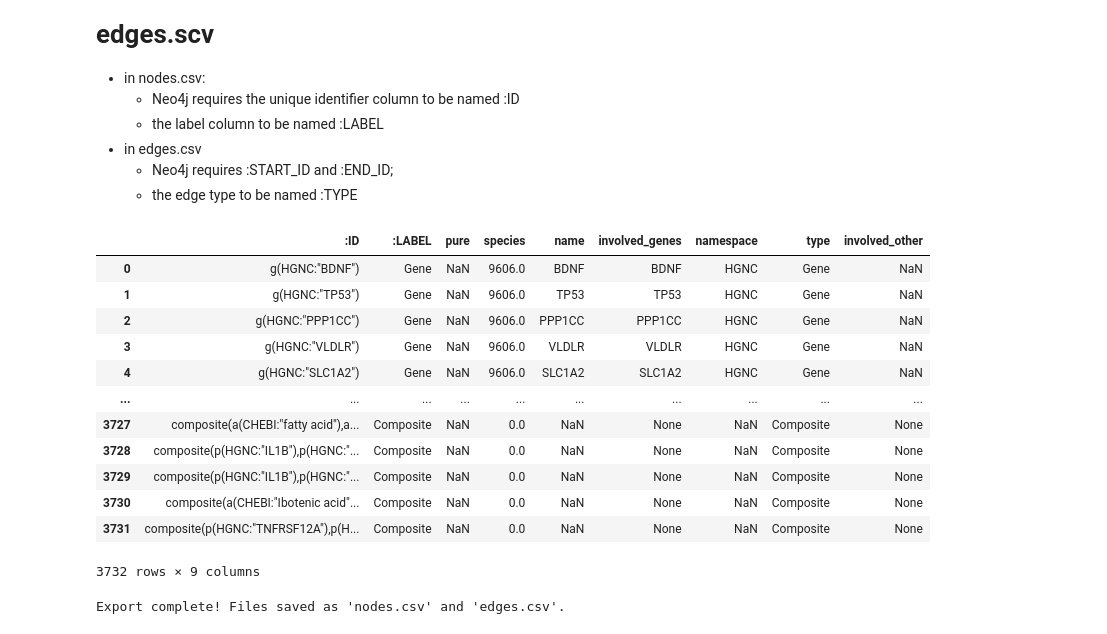
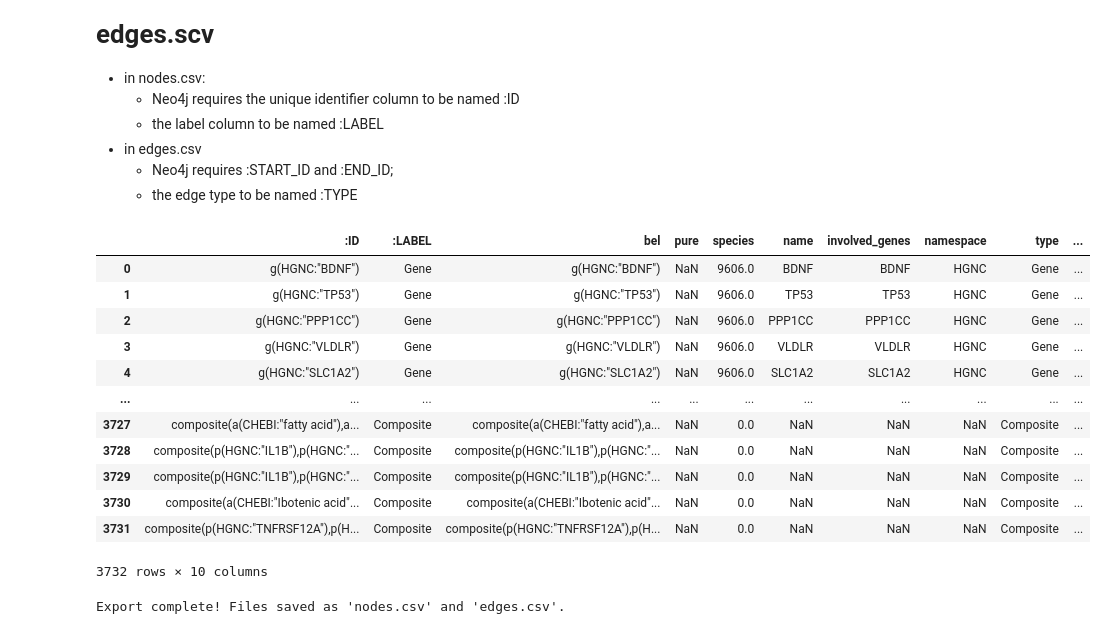
Before and after one commit to Xiaoxuan-Yu-ty/HybridKG, a Jupyter notebook: Neo4j_KG_Containers/ADKG_neo4j/import.ipynb, the cells around one changed output. Cells and saved outputs as stored; diff of their text form; code cells hidden in the pictures.

```diff
--- a/Neo4j_KG_Containers/ADKG_neo4j/import.ipynb
+++ b/Neo4j_KG_Containers/ADKG_neo4j/import.ipynb
@@ -8,3 +8,11 @@ kg_path = "../../data/KG/ad_network_with_reverse_edges.pkl"
 
 with open(kg_path, 'rb') as f:
     KG = pickle.load(f)
+# %%
+nodes_data = []
+for node_id, attrs in KG.nodes(data=True):
+    #print(node_id, attrs)
+
+    if attrs.get('label')=='Complex':
+        print(node_id)
+        print(attrs)
@@ -19,37 +45,37 @@ with open(kg_path, 'rb') as f:
 # %%
 with open(kg_path, 'rb') as f:
     KG = pickle.load(f)
 
 # 1. Convert Nodes
 nodes_data = []
 for node_id, attrs in KG.nodes(data=True):
     #print(attrs)
     node_dict = {":ID": node_id}
 
     if "label" in attrs:
         node_dict[":LABEL"] = attrs.pop("label")
-
+    node_dict["bel"] = node_id
     # Add all remaining attributes as Neo4j properties
     node_dict.update(attrs)
     nodes_data.append(node_dict)
 
 df_nodes = pd.DataFrame(nodes_data)
 df_nodes.to_csv("./import/nodes.csv", index=False)
 df_nodes
 # %% [output]
-|  | :ID | :LABEL | pure | species | name | involved_genes | namespace | type | involved_other |
-| 0 | g(HGNC:"BDNF") | Gene | NaN | 9606.0 | BDNF | BDNF | HGNC | Gene | NaN |
-| 1 | g(HGNC:"TP53") | Gene | NaN | 9606.0 | TP53 | TP53 | HGNC | Gene | NaN |
-| 2 | g(HGNC:"PPP1CC") | Gene | NaN | 9606.0 | PPP1CC | PPP1CC | HGNC | Gene | NaN |
-| 3 | g(HGNC:"VLDLR") | Gene | NaN | 9606.0 | VLDLR | VLDLR | HGNC | Gene | NaN |
-| 4 | g(HGNC:"SLC1A2") | Gene | NaN | 9606.0 | SLC1A2 | SLC1A2 | HGNC | Gene | NaN |
-| ... | ... | ... | ... | ... | ... | ... | ... | ... | ... |
-| 3727 | composite(a(CHEBI:"fatty acid"),a... | Composite | NaN | 0.0 | NaN | None | NaN | Composite | None |
-| 3728 | composite(p(HGNC:"IL1B"),p(HGNC:"... | Composite | NaN | 0.0 | NaN | None | NaN | Composite | None |
-| 3729 | composite(p(HGNC:"IL1B"),p(HGNC:"... | Composite | NaN | 0.0 | NaN | None | NaN | Composite | None |
-| 3730 | composite(a(CHEBI:"Ibotenic acid"... | Composite | NaN | 0.0 | NaN | None | NaN | Composite | None |
-| 3731 | composite(p(HGNC:"TNFRSF12A"),p(H... | Composite | NaN | 0.0 | NaN | None | NaN | Composite | None |
+|  | :ID | :LABEL | bel | pure | species | name | involved_genes | namespace | type | ... |
+| 0 | g(HGNC:"BDNF") | Gene | g(HGNC:"BDNF") | NaN | 9606.0 | BDNF | BDNF | HGNC | Gene | ... |
+| 1 | g(HGNC:"TP53") | Gene | g(HGNC:"TP53") | NaN | 9606.0 | TP53 | TP53 | HGNC | Gene | ... |
+| 2 | g(HGNC:"PPP1CC") | Gene | g(HGNC:"PPP1CC") | NaN | 9606.0 | PPP1CC | PPP1CC | HGNC | Gene | ... |
+| 3 | g(HGNC:"VLDLR") | Gene | g(HGNC:"VLDLR") | NaN | 9606.0 | VLDLR | VLDLR | HGNC | Gene | ... |
+| 4 | g(HGNC:"SLC1A2") | Gene | g(HGNC:"SLC1A2") | NaN | 9606.0 | SLC1A2 | SLC1A2 | HGNC | Gene | ... |
+| ... | ... | ... | ... | ... | ... | ... | ... | ... | ... | ... |
+| 3727 | composite(a(CHEBI:"fatty acid"),a... | Composite | composite(a(CHEBI:"fatty acid"),a... | NaN | 0.0 | NaN | NaN | NaN | Composite | ... |
+| 3728 | composite(p(HGNC:"IL1B"),p(HGNC:"... | Composite | composite(p(HGNC:"IL1B"),p(HGNC:"... | NaN | 0.0 | NaN | NaN | NaN | Composite | ... |
+| 3729 | composite(p(HGNC:"IL1B"),p(HGNC:"... | Composite | composite(p(HGNC:"IL1B"),p(HGNC:"... | NaN | 0.0 | NaN | NaN | NaN | Composite | ... |
+| 3730 | composite(a(CHEBI:"Ibotenic acid"... | Composite | composite(a(CHEBI:"Ibotenic acid"... | NaN | 0.0 | NaN | NaN | NaN | Composite | ... |
+| 3731 | composite(p(HGNC:"TNFRSF12A"),p(H... | Composite | composite(p(HGNC:"TNFRSF12A"),p(H... | NaN | 0.0 | NaN | NaN | NaN | Composite | ... |
-3732 rows × 9 columns
+3732 rows × 10 columns
 # %%
 # 2. extract and format edges
 edges_data = []
```
Also changed, not shown: parts of 1 cell of this notebook, 8 other files.
